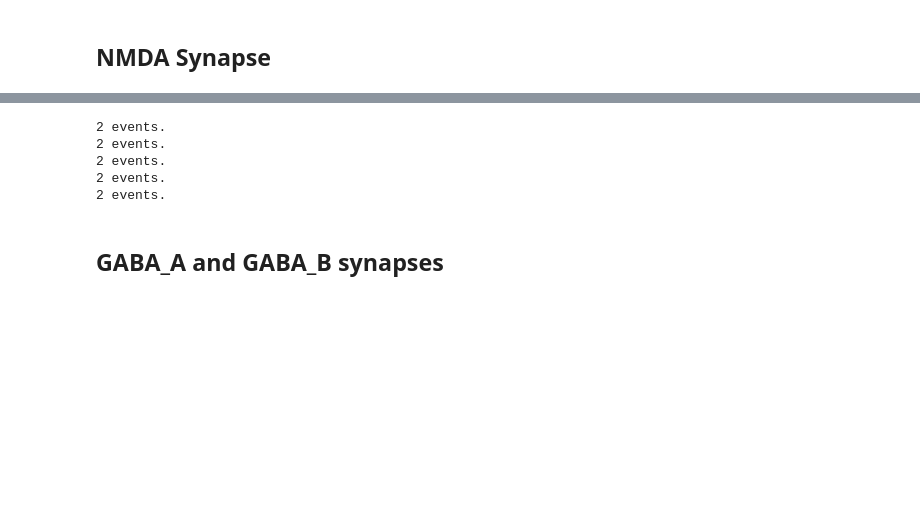
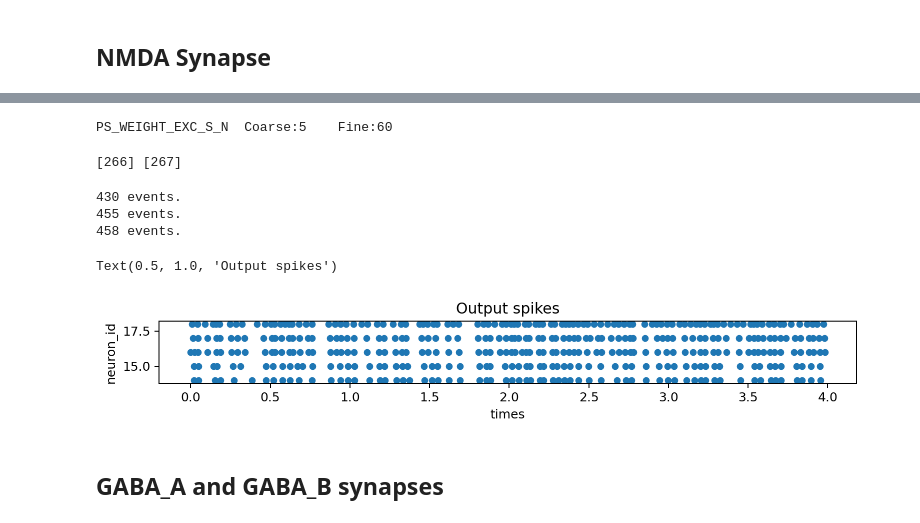
Before and after one commit to FarahBaracat/ni_class_dynapse, a Jupyter notebook: Hello_world-Dynapse_Chip_corrected.ipynb, the cells around one changed output, grey strips where cells are left out. Cells and saved outputs as stored; diff of their text form; code cells hidden in the pictures; blank space fills up the shorter version.

Commit message:
ampa inactive + nmda working without the voltage-gating mechanism (i.e V_thr = 0)

```diff
--- a/Hello_world-Dynapse_Chip_corrected.ipynb
+++ b/Hello_world-Dynapse_Chip_corrected.ipynb
@@ -104,5 +104,5 @@ Upon calling `open_dynapse1`, you will prompted to select the device by index. N
 # %%
 # open DYNAP-SE1 board to get Dynapse1Model. Use the index specified on the leftmostside to select a device
 device_name = 'dynpase_test' # pick any name
-model,no_gui = ut.open_dynapse1(gui=False, sender_port=17349, receiver_port=15347, select_device=True) # returns Dynapse1Model
+model,no_gui = ut.open_dynapse1(gui=False, sender_port=1620, receiver_port=12377, select_device=True) # returns Dynapse1Model
 # %% [output]
@@ -273,5 +296,10 @@ def set_bias():
 
     return paramGroup
 # %%
-chip_param = set_bias()
+chip_param = set_bias_nmda()
 model.update_parameter_group(chip_param, DPI_neuron.chip_id, DPI_neuron.core_id)
+# %%
+temp_config  = model.get_configuration()
+display_model_config(temp_config, DPI_neuron.chip_id, DPI_neuron.core_id, param_name='PS_WEIGHT_EXC_S_N')
+# %% [output]
+PS_WEIGHT_EXC_S_N  Coarse:5    Fine:60
@@ -278,16 +308,24 @@ model.update_parameter_group(chip_param, DPI_neuron.chip_id, DPI_neuron.core_id)
 # %%
 # set the input
 poisson_gen = model.get_poisson_gen()
-rate = 100 #in Hz
 
 # get global ids of neurons
-spikegen_gids = ut.get_global_id_list(spikegen.tuple_neuron_ids)  #
-spikegen_gids
+spikegen_gids_nmda = ut.get_global_id_list(spikegen_nmda.tuple_neuron_ids)
+spikegen_gids_ampa = ut.get_global_id_list(spikegen_ampa.tuple_neuron_ids)
+
+print(spikegen_gids_nmda,spikegen_gids_ampa )
 
 # Set target chip
 post_chip = DPI_neuron.chip_id
 poisson_gen.set_chip_id(post_chip)
-poisson_gen.write_poisson_rate_hz(spikegen_gids[0], rate)
+
+rate_nmda = 100#20 #in Hz
+rate_ampa = 100
+
+poisson_gen.write_poisson_rate_hz(spikegen_gids_nmda[0], rate_nmda)
+poisson_gen.write_poisson_rate_hz(spikegen_gids_ampa[0], rate_ampa)
+# %% [output]
+[266] [267]
 # %%
 # Create a graph to monitor output spikes
 graph, filter_node, sink_node = ut.create_neuron_select_graph(model, DPI_neuron.tuple_neuron_ids)
@@ -301,9 +339,9 @@ graph.start()
 # Clear buffer
 sink_node.get_events()
 
-for i in range(5):
+for i in range(3):
     # get spikes every 2 seconds
-    time.sleep(2)
+    time.sleep(4)
     events = sink_node.get_events()
     # process the events
     print(len(events),"events.")
@@ -312,9 +350,8 @@ graph.stop()
 poisson_gen.stop()
 
 # Organize events
+results_df = organize_results(events)
 # %% [output]
-2 events.
-2 events.
-2 events.
-2 events.
-2 events.
+430 events.
+455 events.
+458 events.
@@ -323,3 +358,16 @@ poisson_gen.stop()
+# %%
+# plot input spikes
+fig = plt.figure(figsize=(10,2))
+
+ax = fig.add_subplot(2,1,1)
+results_df.plot(x='times', y='neuron_id',kind='scatter', ax=ax)
+plt.title("Output spikes")
+
+# ax = fig.add_subplot(2,1,2)
+# ax
+# %% [output]
+Text(0.5, 1.0, 'Output spikes')
+[figure, added]
 # %% [markdown]
 ## GABA_A and  GABA_B synapses
 # %%
```
Also changed, not shown: parts of 7 cells of this notebook.
